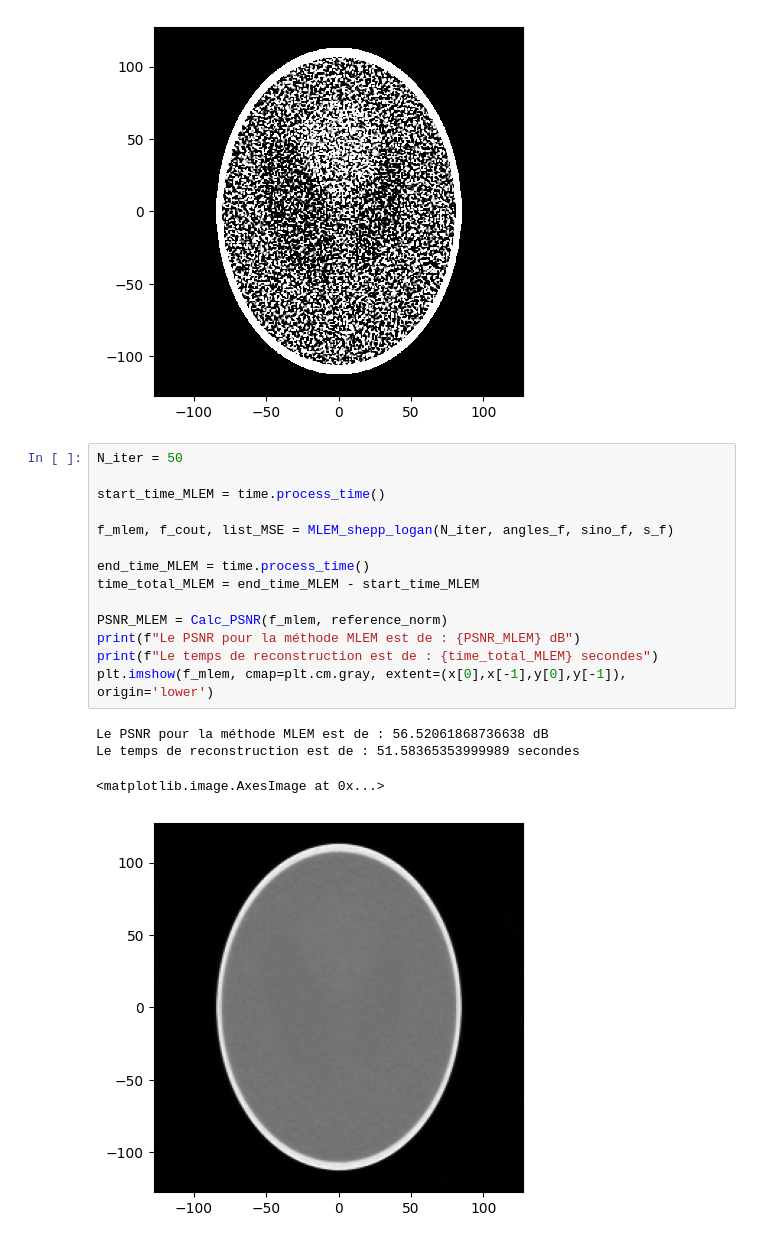
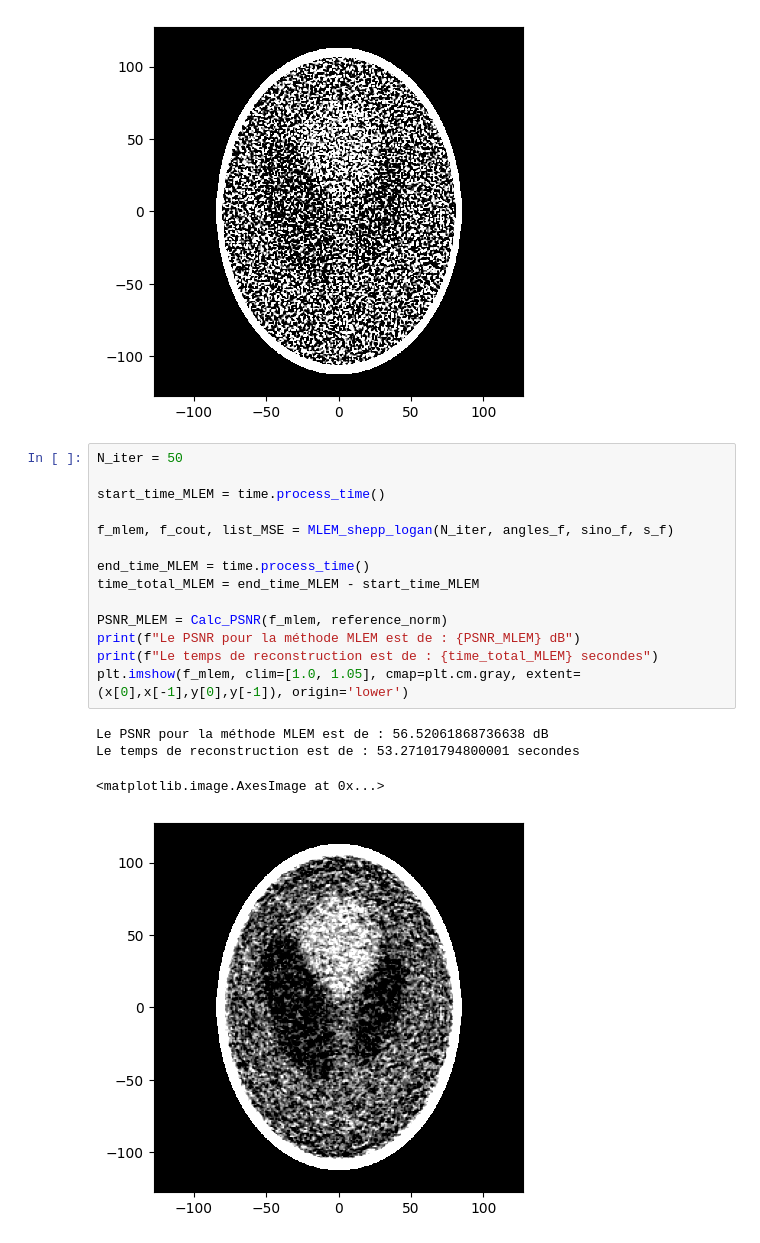
Before and after one commit to Larthur00/tomographie, a Jupyter notebook: Tomo_Toux_Coez_Lhost.ipynb, the cells around one changed output. Saved outputs shown, nothing was run; the diff lists cells and outputs as text.

```diff
--- a/tp_tomo.ipynb
+++ b/Tomo_Toux_Coez_Lhost.ipynb
@@ -613,20 +613,20 @@ Le temps de reconstruction est de : 0.5674355270002707 secondes
 # %%
 N_iter = 50
 
 start_time_MLEM = time.process_time()
 
 f_mlem, f_cout, list_MSE = MLEM_shepp_logan(N_iter, angles_f, sino_f, s_f)
 
 end_time_MLEM = time.process_time()
 time_total_MLEM = end_time_MLEM - start_time_MLEM
 
 PSNR_MLEM = Calc_PSNR(f_mlem, reference_norm)
 print(f"Le PSNR pour la méthode MLEM est de : {PSNR_MLEM} dB")
 print(f"Le temps de reconstruction est de : {time_total_MLEM} secondes")
-plt.imshow(f_mlem, cmap=plt.cm.gray, extent=(x[0],x[-1],y[0],y[-1]), origin='lower')
+plt.imshow(f_mlem, clim=[1.0, 1.05], cmap=plt.cm.gray, extent=(x[0],x[-1],y[0],y[-1]), origin='lower')
 # %% [output]
 Le PSNR pour la méthode MLEM est de : 56.52061868736638 dB
-Le temps de reconstruction est de : 51.58365353999989 secondes
+Le temps de reconstruction est de : 53.27101794800001 secondes
 <matplotlib.image.AxesImage at 0x...>
-[figure, old version]
+[figure, new version]
 # %% [markdown]
```
Also changed, not shown: parts of 1 cell of this notebook.
